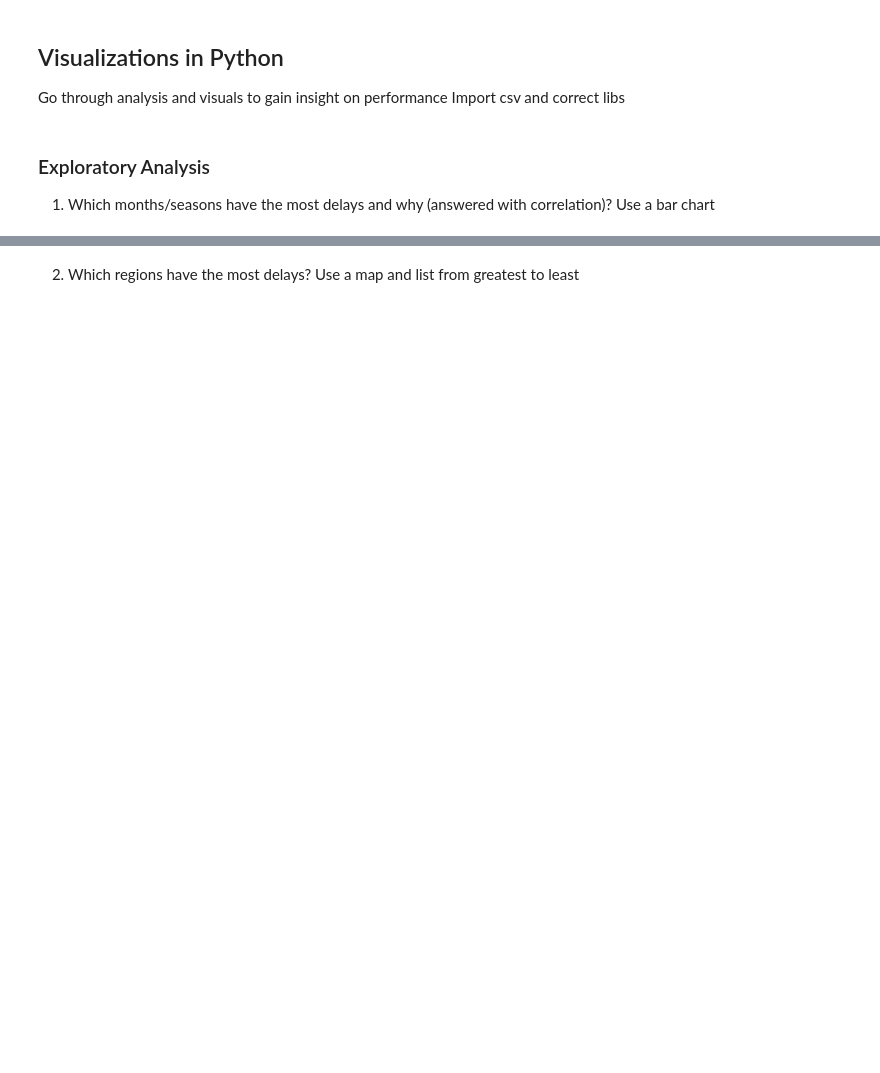
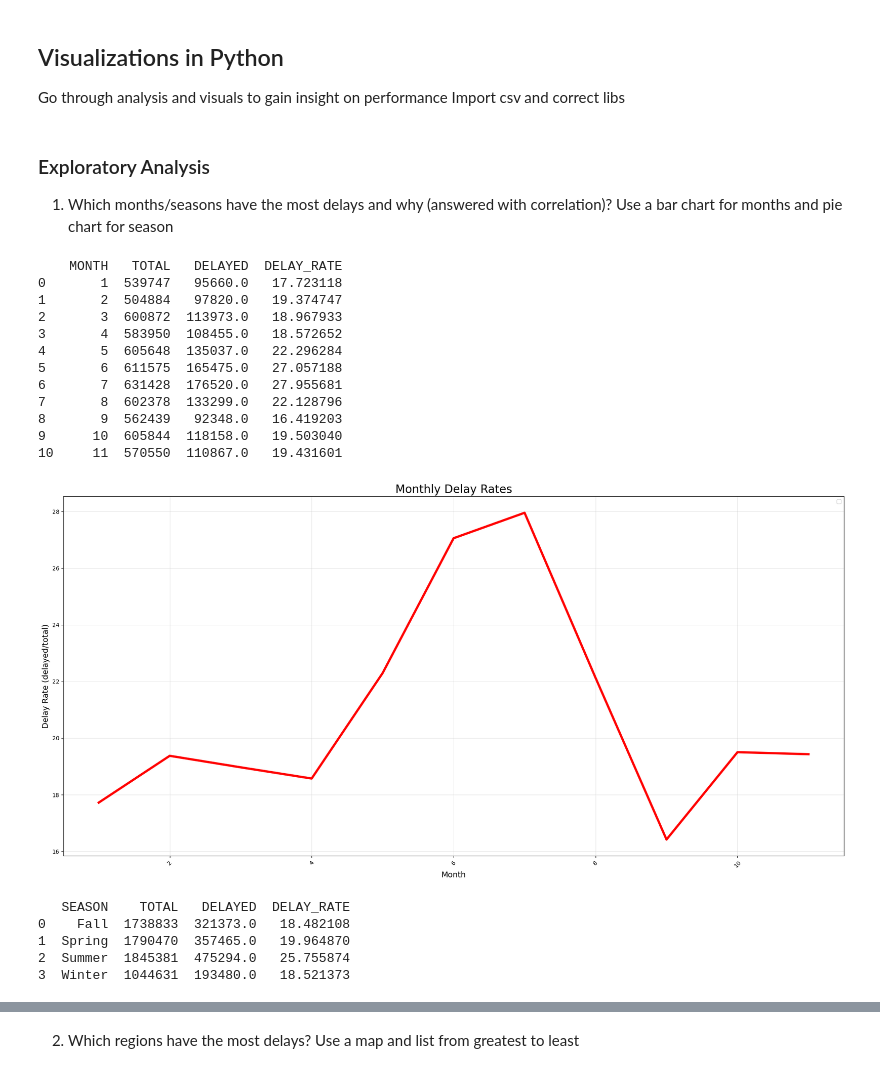
Before and after one commit to katc1213/flight-performance-analysis, a Jupyter notebook: analysis.ipynb, the cells around one changed output, grey strips where cells are left out. Saved outputs shown, nothing was run; the diff lists cells and outputs as text; code cells hidden in the pictures; blank space fills up the shorter version.

```diff
--- a/analysis.ipynb
+++ b/analysis.ipynb
@@ -12,23 +14,76 @@ import statsmodels.api as sm
 df = pd.read_csv(r'C:\Users\Kat\Documents\repos\flight-performance-analysis\clean_data\merged_flights.csv')
 # %% [markdown]
 ### Exploratory Analysis
-1. Which months/seasons have the most delays and why (answered with correlation)? Use a bar chart
+1. Which months/seasons have the most delays and why (answered with correlation)? Use a bar chart for months and pie chart for season
 # %%
-df['FLIGHT_DATE'] = pd.to_datetime(df['FLIGHT_DATE'])
-df['MONTH'] = df['FLIGHT_DATE'].dt.month # as int
+df['FL_DATE'] = pd.to_datetime(df['FL_DATE'])
+df['MONTH'] = df['FL_DATE'].dt.month # as int
 
 month_to_season = {
     1: "Winter",
     2: "Winter",
     3: "Spring",
     4: "Spring",
     5: "Spring",
     6: "Summer",
     7: "Summer",
     8: "Summer",
     9: "Fall",
     10: "Fall",
     11: "Fall",
     12: "Winter",
 }
 df["SEASON"] = df['MONTH'].map(month_to_season)
+
+month_delays = df.groupby('MONTH')['DEP_DEL15'].agg(TOTAL="count",DELAYED="sum").reset_index().sort_values('MONTH')
+month_delays['DELAY_RATE'] = month_delays['DELAYED']/month_delays['TOTAL'] * 100
+print(month_delays)
+
+
+plt.figure(figsize=(20, 10))
+plt.plot(month_delays['MONTH'], month_delays['DELAY_RATE'], linewidth=4, color='red', label='')
+plt.title('Monthly Delay Rates', fontsize=20)
+plt.xlabel('Month', fontsize=14)
+plt.ylabel('Delay Rate (delayed/total)', fontsize=14)
+plt.legend()
+
+plt.xticks(rotation=45)
+plt.grid(True, alpha=0.3)
+plt.tight_layout()
+
+plt.show()
+
+season_delays = df.groupby('SEASON')['DEP_DEL15'].agg(TOTAL="count",DELAYED="sum").reset_index().sort_values('SEASON')
+season_delays['DELAY_RATE'] = season_delays['DELAYED']/season_delays['TOTAL'] * 100
+print(season_delays)
+
+plt.figure(figsize=(10, 6))
+plt.bar(season_delays['SEASON'], season_delays['DELAY_RATE'], color='darksalmon', edgecolor='black', alpha=1.0)
+
+# Add labels and a title
+plt.xlabel("Season", fontsize=12)
+plt.ylabel("Delay Rate (%)", fontsize=12)
+plt.title("Delays by Season", fontsize=14)
+plt.grid(True, alpha=0.3, axis='y')
+
+# Display the chart
+plt.show()
+# %% [output]
+    MONTH   TOTAL   DELAYED  DELAY_RATE
+0       1  539747   95660.0   17.723118
+1       2  504884   97820.0   19.374747
+2       3  600872  113973.0   18.967933
+3       4  583950  108455.0   18.572652
+4       5  605648  135037.0   22.296284
+5       6  611575  165475.0   27.057188
+6       7  631428  176520.0   27.955681
+7       8  602378  133299.0   22.128796
+8       9  562439   92348.0   16.419203
+9      10  605844  118158.0   19.503040
+10     11  570550  110867.0   19.431601
+[figure, added]
+   SEASON    TOTAL   DELAYED  DELAY_RATE
+0    Fall  1738833  321373.0   18.482108
+1  Spring  1790470  357465.0   19.964870
+2  Summer  1845381  475294.0   25.755874
+3  Winter  1044631  193480.0   18.521373
```
Also changed, not shown: parts of 3 cells of this notebook, 1 other file.
